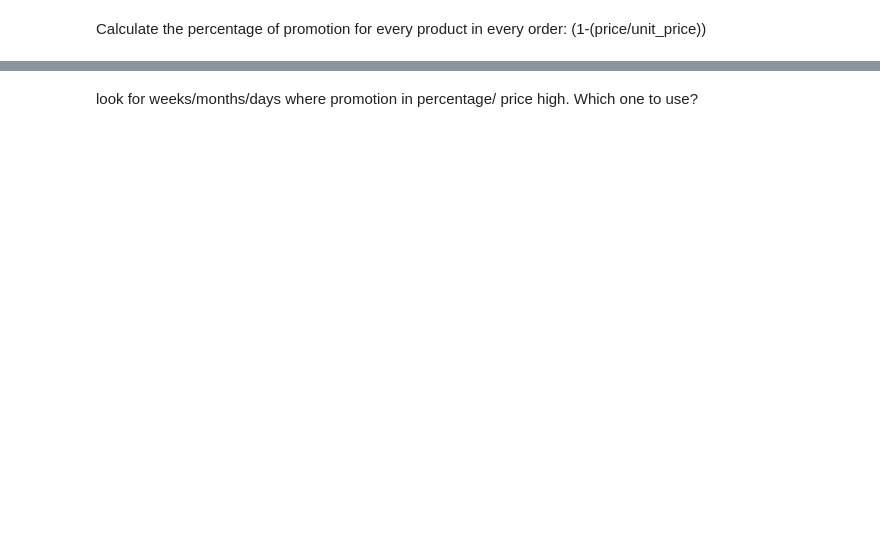
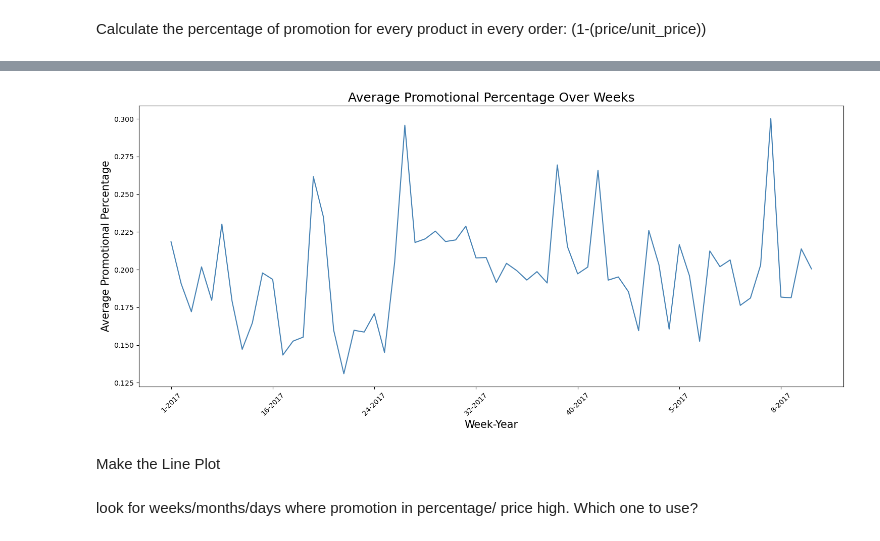
Before and after one commit to MerleSt/Eniac, a Jupyter notebook: Eniac.ipynb, the cells around one changed output, grey strips where cells are left out. Cells and saved outputs as stored; diff of their text form; code cells hidden in the pictures; blank space fills up the shorter version.

Commit message:
trying to create a line plot for promotional percentage per certain time

```diff
--- a/Eniac.ipynb
+++ b/Eniac.ipynb
@@ -260,3 +258,5 @@ bopo_filtered = bopo.loc[bopo['state']=='Completed']
 # %% [markdown]
 Calculate the percentage of promotion for every product in every order: (1-(price/unit_price))
+# %%
+bopo['promo_perc'] = (1-(bopo['unit_price']/bopo['price']))
 # %% [markdown]
@@ -263,0 +264,16 @@ May use something like the weighted mean? to look for high promotional orders. u
+# %%
+bopo[['year', 'week', 'day']]= bopo['created_date'].dt.isocalendar()
+# Extract month and quarter
+bopo['month'] = bopo['created_date'].dt.month
+bopo['quarter'] = bopo['created_date'].dt.quarter
+# %%
+grouped = (
+    bopo
+    .loc[bopo['state'] == 'Completed']
+    .groupby(['week', 'month', 'quarter', 'year'])
+    ['promo_perc']
+    .mean()
+    .reset_index()
+)
+
+grouped
@@ -263,0 +294,20 @@ May use something like the weighted mean? to look for high promotional orders. u
+# %%
+import matplotlib.pyplot as plt
+
+# Creating 'week-year' for plotting
+grouped['week-year'] = grouped['week'].astype(str) + '-' + grouped['year'].astype(str)
+
+# Group by 'week-year' and calculate the mean of 'promo_perc'
+weekly_promo = grouped.groupby('week-year')['promo_perc'].mean()
+
+# Plot
+plt.figure(figsize=(15, 7))
+weekly_promo.plot(color='steelblue')
+plt.title('Average Promotional Percentage Over Weeks', fontsize=18)
+plt.xlabel('Week-Year', fontsize=15)
+plt.ylabel('Average Promotional Percentage', fontsize=15)
+plt.xticks(rotation=45)
+plt.tight_layout()
+plt.show()
+# %% [output]
+[figure, added]
@@ -264,2 +325,4 @@ May use something like the weighted mean? to look for high promotional orders. u
+# %% [markdown]
+Make the Line Plot
 # %% [markdown]
 look for weeks/months/days where promotion in percentage/ price high. Which one to use?
```
Also changed, not shown: parts of 6 cells of this notebook.
